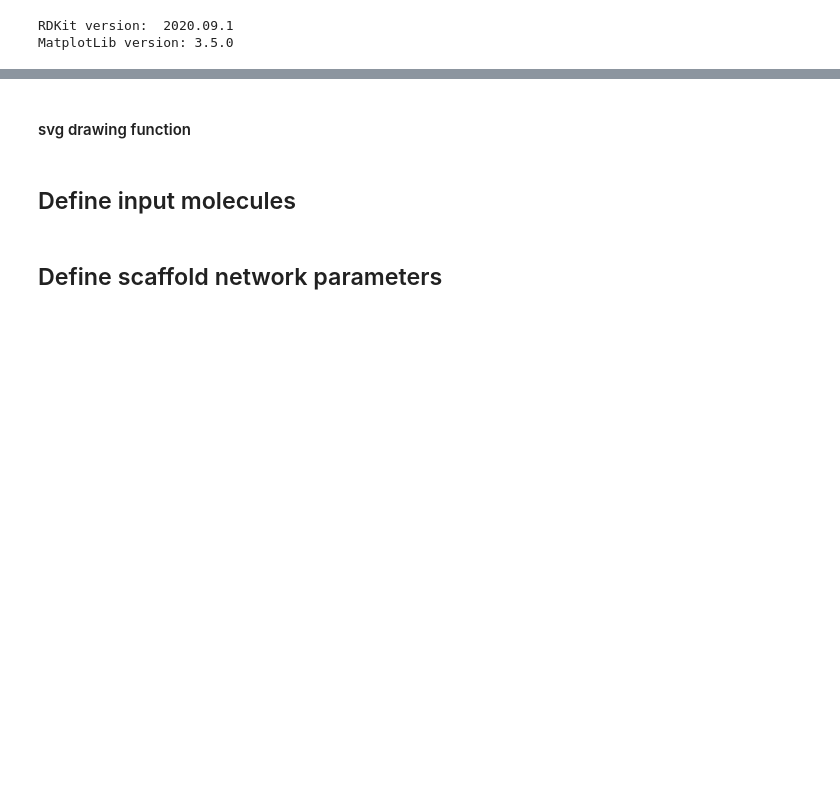
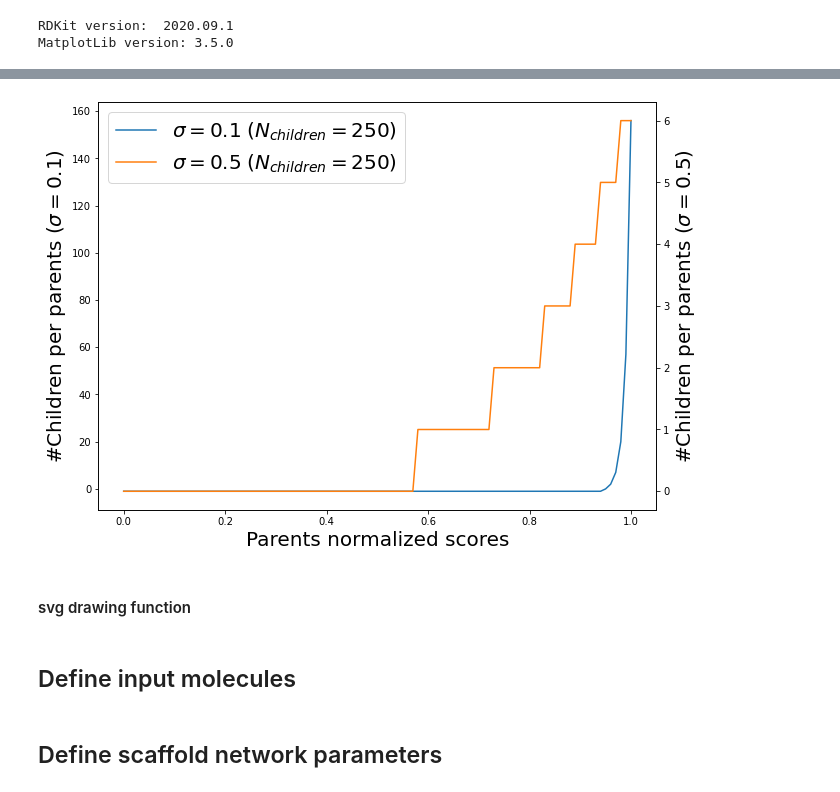
Before and after one commit to jeeberhardt/mobius, a Jupyter notebook: data/helm_ga/scaffoldnetwork.ipynb, the cells around one changed output, grey strips where cells are left out. Drawn from its saved outputs; the diff is of its cells as text; code cells hidden in the pictures; blank space fills up the shorter version.

```diff
--- a/data/helm_ga/scaffoldnetwork.ipynb
+++ b/data/helm_ga/scaffoldnetwork.ipynb
@@ -23,3 +24,6 @@ IPythonConsole.molSize = 500, 500
 # %% [output]
 RDKit version:  2020.09.1
 MatplotLib version: 3.5.0
+# %%
+p = np.linspace(1, 0, 101)
+print(p)
@@ -26,3 +39,34 @@ MatplotLib version: 3.5.0
+# %%
+n_children = 250
+sigma = 0.1
+y1 = n_children * np.exp(p**2 / (2 * sigma**2)) / np.sum(np.exp(p**2 / (2 * sigma**2)))
+y1 = np.floor(y1).astype(int)
+# %%
+n_children = 250
+sigma = 0.5
+y2 = n_children * np.exp(p**2 / (2 * sigma**2)) / np.sum(np.exp(p**2 / (2 * sigma**2)))
+y2 = np.floor(y2).astype(int)
+# %%
+fig, ax = plt.subplots(figsize=(10, 7.5))
+
+lns1 = ax.plot(p, y1 - 1, color='tab:blue', label=r'$\sigma = 0.1 \;(N_{children} = 250)$')
+
+ax2 = ax.twinx()
+lns2 = ax2.plot(p, y2 - 1, color='tab:orange', label=r'$\sigma = 0.5 \; (N_{children} = 250)$')
+
+ax.set_xlabel('Parents normalized scores', fontsize=20)
+ax.set_ylabel(r'#Children per parents ($\sigma = 0.1$)', fontsize=20)
+ax2.set_ylabel(r'#Children per parents ($\sigma = 0.5$)', fontsize=20)
+
+
+lns = lns1+lns2
+labs = [l.get_label() for l in lns]
+ax.legend(lns, labs, loc=0, fontsize=20)
+
+plt.savefig('figure_rbf_sigma.png', dpi=300, bbox_inches='tight')
+plt.show()
+# %% [output]
+[figure, added]
 # %% [markdown]
 #### svg drawing function
 # %%
```
Also changed, not shown: parts of 2 cells of this notebook, 11 other files.
